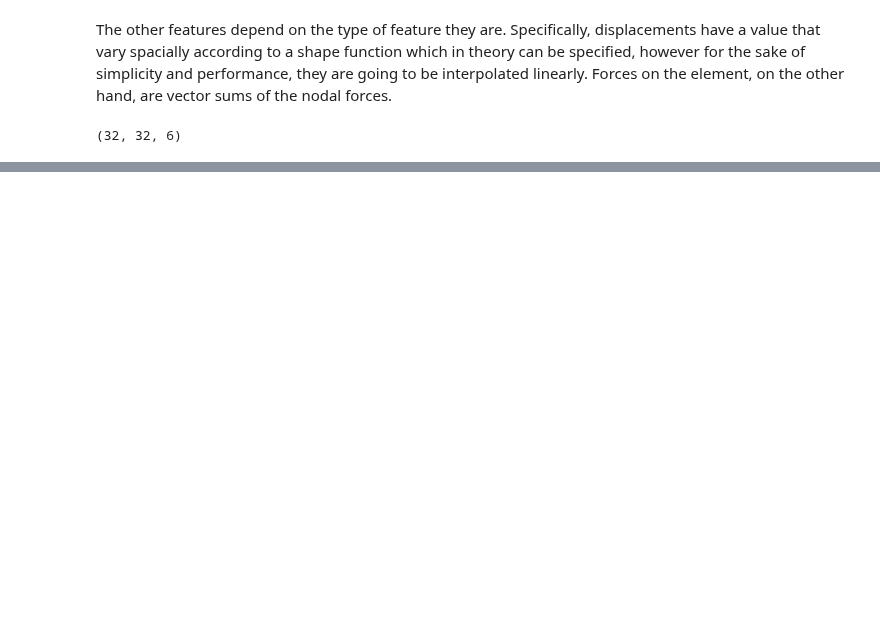
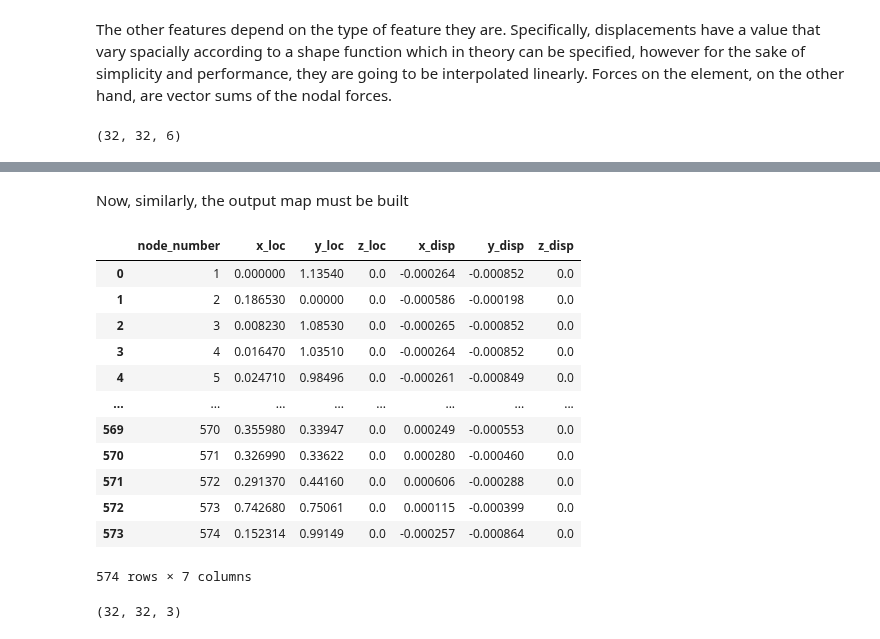
Before and after one commit to waltherwj/AI-and-FEA-model, a Jupyter notebook: 2D/preprocessing/data_preprocessing_formatting.ipynb, the cells around one changed output, grey strips where cells are left out. Drawn from its saved outputs; the diff is of its cells as text; code cells hidden in the pictures; blank space fills up the shorter version.

Commit message:
feat: add function to get output map

```diff
--- a/2D/preprocessing/data_preprocessing_formatting.ipynb
+++ b/2D/preprocessing/data_preprocessing_formatting.ipynb
@@ -518,3 +518,69 @@ plot_2d(input_feature_array[:,:,4:5],contour=True,edges=edges)
 164.2917795658252 3
 1.0
 [interactive output not drawn]
+# %% [markdown]
+Now, similarly, the output map must be built
+# %%
+_ , raw_output_data_octant = scale.get_sample_dfs(data_folder_path, 26)
+# %%
+translated_output = translate_df(raw_output_data_octant, max_dims)
+translated_output
+# %% [output]
+|  | node_number | x_loc | y_loc | z_loc | x_disp | y_disp | z_disp |
+| 0 | 1 | 0.000000 | 1.13540 | 0.0 | -0.000264 | -0.000852 | 0.0 |
+| 1 | 2 | 0.186530 | 0.00000 | 0.0 | -0.000586 | -0.000198 | 0.0 |
+| 2 | 3 | 0.008230 | 1.08530 | 0.0 | -0.000265 | -0.000852 | 0.0 |
+| 3 | 4 | 0.016470 | 1.03510 | 0.0 | -0.000264 | -0.000852 | 0.0 |
+| 4 | 5 | 0.024710 | 0.98496 | 0.0 | -0.000261 | -0.000849 | 0.0 |
+| ... | ... | ... | ... | ... | ... | ... | ... |
+| 569 | 570 | 0.355980 | 0.33947 | 0.0 | 0.000249 | -0.000553 | 0.0 |
+| 570 | 571 | 0.326990 | 0.33622 | 0.0 | 0.000280 | -0.000460 | 0.0 |
+| 571 | 572 | 0.291370 | 0.44160 | 0.0 | 0.000606 | -0.000288 | 0.0 |
+| 572 | 573 | 0.742680 | 0.75061 | 0.0 | 0.000115 | -0.000399 | 0.0 |
+| 573 | 574 | 0.152314 | 0.99149 | 0.0 | -0.000257 | -0.000864 | 0.0 |
+574 rows × 7 columns
+# %%
+def get_output_map(translated_sample_df, element_size, dimensionality=2):
+    ## takes a dataframe and returns the displacements in every element of the tensor
+
+    ##Initialize an array for this feature
+    array = create_array(dimensionality, features=3, resolution = 32)
+    print(array.shape)
+
+    ## Create iterator for the array
+    arr_iterator = np.nditer(array, flags=['multi_index'])
+
+    ## iterates through every  element of array
+    for location in arr_iterator:
+
+        if dimensionality == 2:
+            x = arr_iterator.multi_index[0]
+            y = arr_iterator.multi_index[1]
+            z=0
+            feature = arr_iterator.multi_index[2]
+        else:
+            raise Exception('3d not implemented yet')
+
+        ## get the indices for this location
+        indices = get_dataframe_indices(element_size, translated_sample_df, x, y, z)
+        if indices.size > 0: ## empty list returns False
+            ##gets the features of the input at that location
+            displacements = translated_sample_df.loc[indices,['x_disp','y_disp','z_disp']]
+
+            ## calculates the feature value based on current feature being analyzed
+            feature_value = displacements.values[:,feature].mean()
+            #print('disp', feature, feature_value)
+
+
+            if dimensionality == 2:
+                array[x,y,feature] = feature_value
+            else:
+                raise Exception('3d not implemented yet')
+
+            #print(displacements)
+
+    return array
+
+output_feature_array = get_output_map(translated_output, element_size, dimensionality=2)
+# %% [output]
+(32, 32, 3)
```
Also changed, not shown: parts of 2 cells of this notebook.
